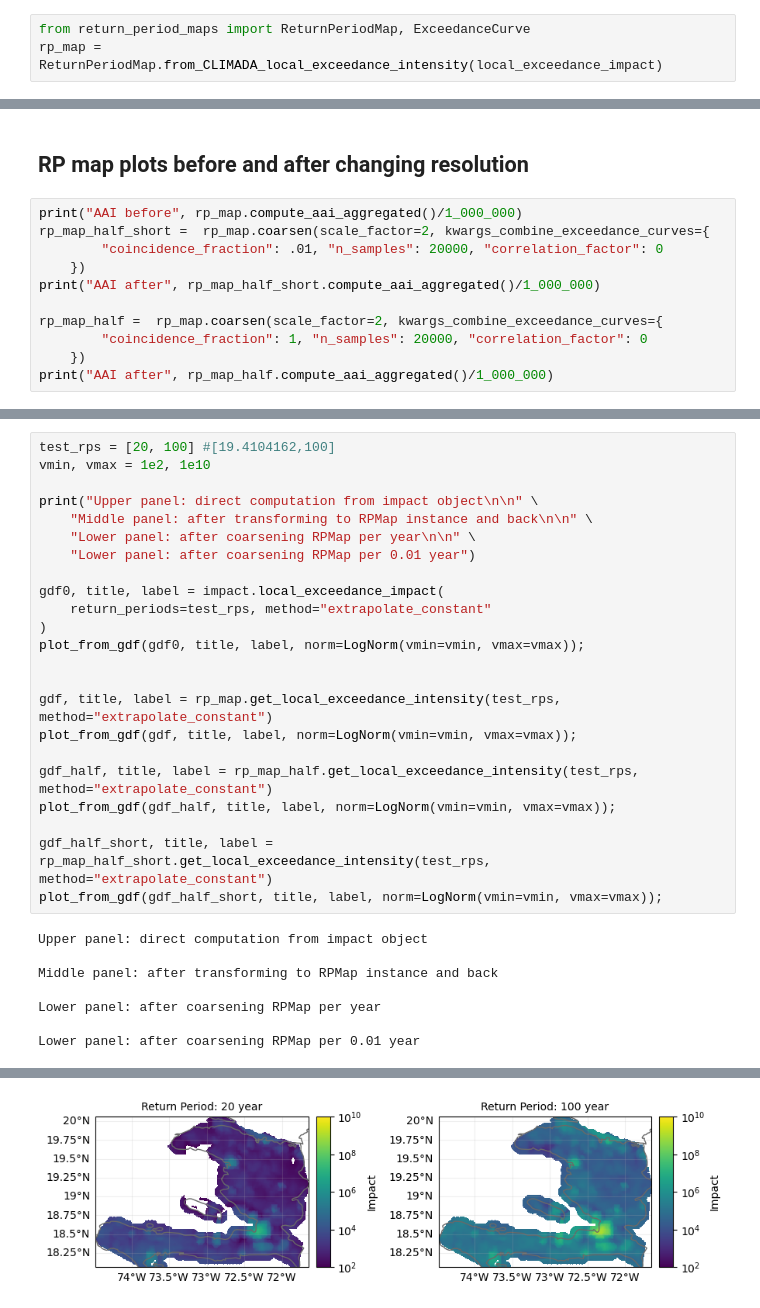
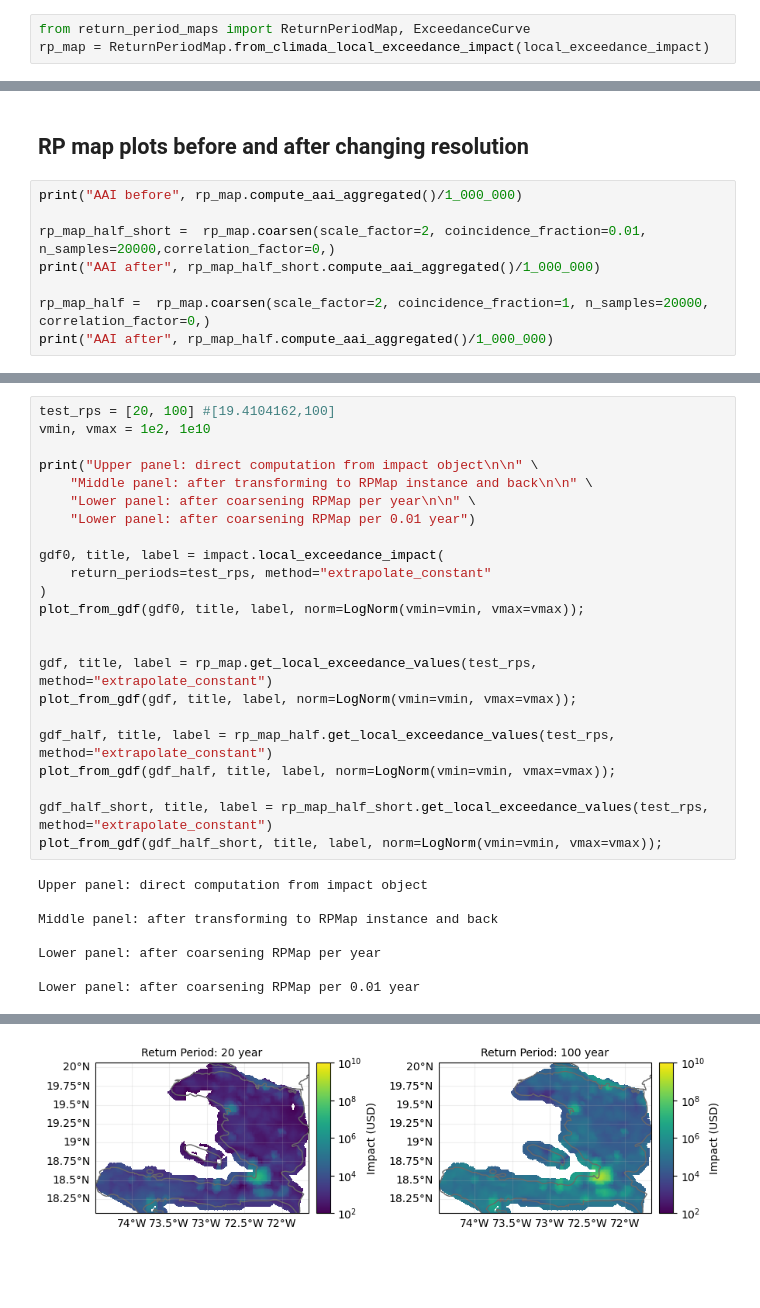
Before and after one commit to ValentinGebhart/exceedance_frequency_curves, a Jupyter notebook: example_resolution.ipynb, the cells around one changed output, grey strips where cells are left out. Drawn from its saved outputs; the diff is of its cells as text; blank space fills up the shorter version.

```diff
--- a/example_resolution.ipynb
+++ b/example_resolution.ipynb
@@ -43,6 +47,6 @@ local_exceedance_impact, label, title = impact.local_exceedance_impact(
 # %%
 from return_period_maps import ReturnPeriodMap, ExceedanceCurve
-rp_map = ReturnPeriodMap.from_CLIMADA_local_exceedance_intensity(local_exceedance_impact)
+rp_map = ReturnPeriodMap.from_climada_local_exceedance_impact(local_exceedance_impact)
 # %%
 rp_map.geometry.plot()
 # %% [output]
@@ -94,14 +98,11 @@ AAI original 191.26191196170652
 ## RP map plots before and after changing resolution
 # %%
 print("AAI before", rp_map.compute_aai_aggregated()/1_000_000)
-rp_map_half_short =  rp_map.coarsen(scale_factor=2, kwargs_combine_exceedance_curves={
-        "coincidence_fraction": .01, "n_samples": 20000, "correlation_factor": 0
-    })
+
+rp_map_half_short =  rp_map.coarsen(scale_factor=2, coincidence_fraction=0.01, n_samples=20000,correlation_factor=0,)
 print("AAI after", rp_map_half_short.compute_aai_aggregated()/1_000_000)
 
-rp_map_half =  rp_map.coarsen(scale_factor=2, kwargs_combine_exceedance_curves={
-        "coincidence_fraction": 1, "n_samples": 20000, "correlation_factor": 0
-    })
+rp_map_half =  rp_map.coarsen(scale_factor=2, coincidence_fraction=1, n_samples=20000, correlation_factor=0,)
 print("AAI after", rp_map_half.compute_aai_aggregated()/1_000_000)
 # %% [output]
 AAI before 192.99942764214725
@@ -110,33 +111,33 @@ AAI after 200.2818970688515
 # %%
 test_rps = [20, 100] #[19.4104162,100]
 vmin, vmax = 1e2, 1e10
 
 print("Upper panel: direct computation from impact object\n\n" \
     "Middle panel: after transforming to RPMap instance and back\n\n" \
     "Lower panel: after coarsening RPMap per year\n\n" \
     "Lower panel: after coarsening RPMap per 0.01 year")
 
 gdf0, title, label = impact.local_exceedance_impact(
     return_periods=test_rps, method="extrapolate_constant"
 )
 plot_from_gdf(gdf0, title, label, norm=LogNorm(vmin=vmin, vmax=vmax));
 
 
-gdf, title, label = rp_map.get_local_exceedance_intensity(test_rps, method="extrapolate_constant")
+gdf, title, label = rp_map.get_local_exceedance_values(test_rps, method="extrapolate_constant")
 plot_from_gdf(gdf, title, label, norm=LogNorm(vmin=vmin, vmax=vmax));
 
-gdf_half, title, label = rp_map_half.get_local_exceedance_intensity(test_rps, method="extrapolate_constant")
+gdf_half, title, label = rp_map_half.get_local_exceedance_values(test_rps, method="extrapolate_constant")
 plot_from_gdf(gdf_half, title, label, norm=LogNorm(vmin=vmin, vmax=vmax));
 
-gdf_half_short, title, label = rp_map_half_short.get_local_exceedance_intensity(test_rps, method="extrapolate_constant")
+gdf_half_short, title, label = rp_map_half_short.get_local_exceedance_values(test_rps, method="extrapolate_constant")
 plot_from_gdf(gdf_half_short, title, label, norm=LogNorm(vmin=vmin, vmax=vmax));
 # %% [output]
 Upper panel: direct computation from impact object
 
 Middle panel: after transforming to RPMap instance and back
 
 Lower panel: after coarsening RPMap per year
 
 Lower panel: after coarsening RPMap per 0.01 year
 [figure]
-[figure, old version]
+[figure, new version]
```
Also changed, not shown: parts of 6 cells of this notebook, 4 other files.
